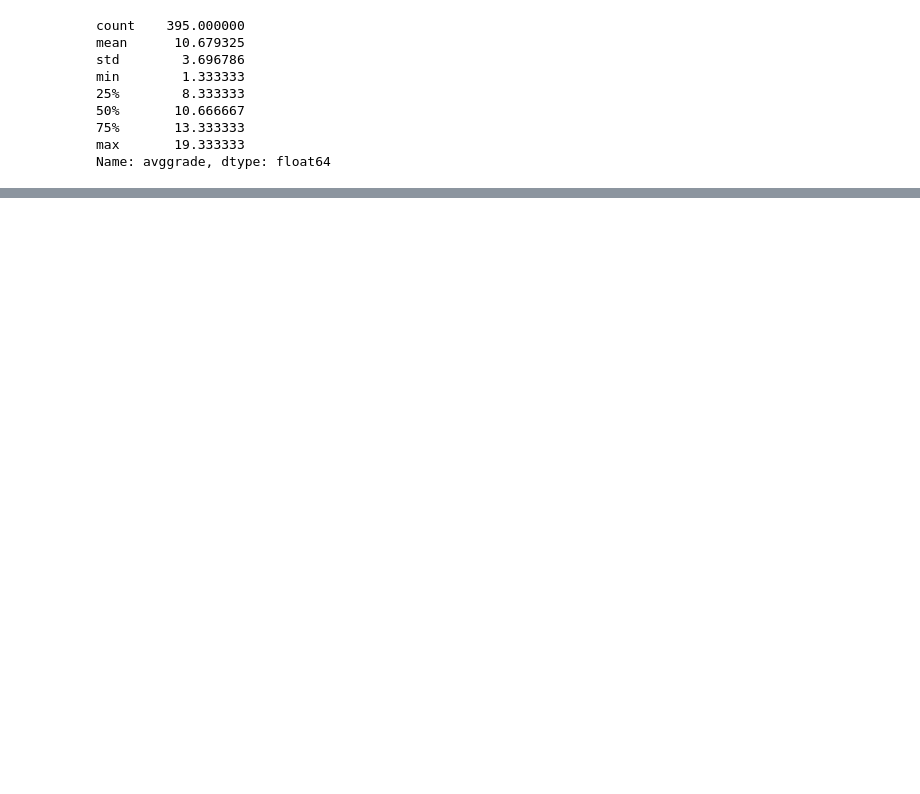
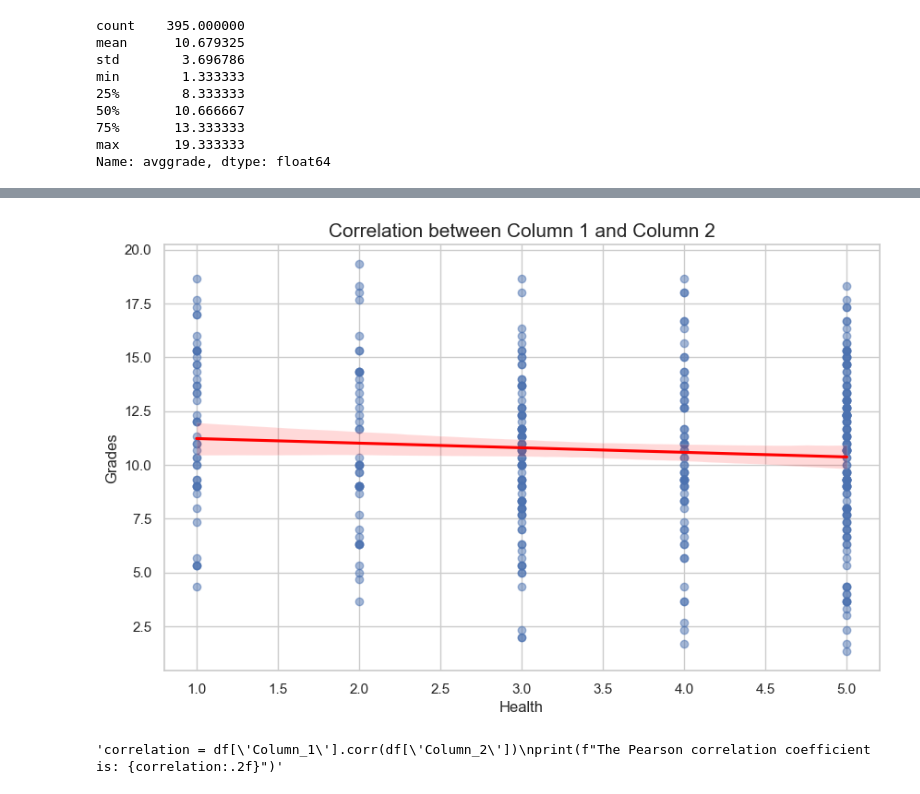
Before and after one commit to danishz62/Student-Performance-Analysis, a Jupyter notebook: Untitled.ipynb, the cells around one changed output, grey strips where cells are left out. Cells and saved outputs as stored; diff of their text form; code cells hidden in the pictures; blank space fills up the shorter version.

```diff
--- a/Untitled.ipynb
+++ b/Untitled.ipynb
@@ -117,0 +152,19 @@ Text(0.5, 1.0, 'Avg marks of Student')
+# %%
+sns.set_theme(style="whitegrid")
+plt.figure(figsize=(10, 6))
+sns.regplot(data=stu, x=stu['health'], y=stu['avggrade'],
+            scatter_kws={'alpha':0.5},
+            line_kws={'color':'red'})
+
+plt.title('Correlation between Column 1 and Column 2', fontsize=15)
+plt.xlabel('Health', fontsize=12)
+plt.ylabel('Grades', fontsize=12)
+
+plt.show()
+
+# Optional: Calculate the exact correlation coefficient (Pearson)
+'''correlation = df['Column_1'].corr(df['Column_2'])
+print(f"The Pearson correlation coefficient is: {correlation:.2f}")'''
+# %% [output]
+[figure, added]
+'correlation = df[\'Column_1\'].corr(df[\'Column_2\'])\nprint(f"The Pearson correlation coefficient is: {correlation:.2f}")'
```
Also changed, not shown: parts of 12 cells of this notebook, 1 other file.
